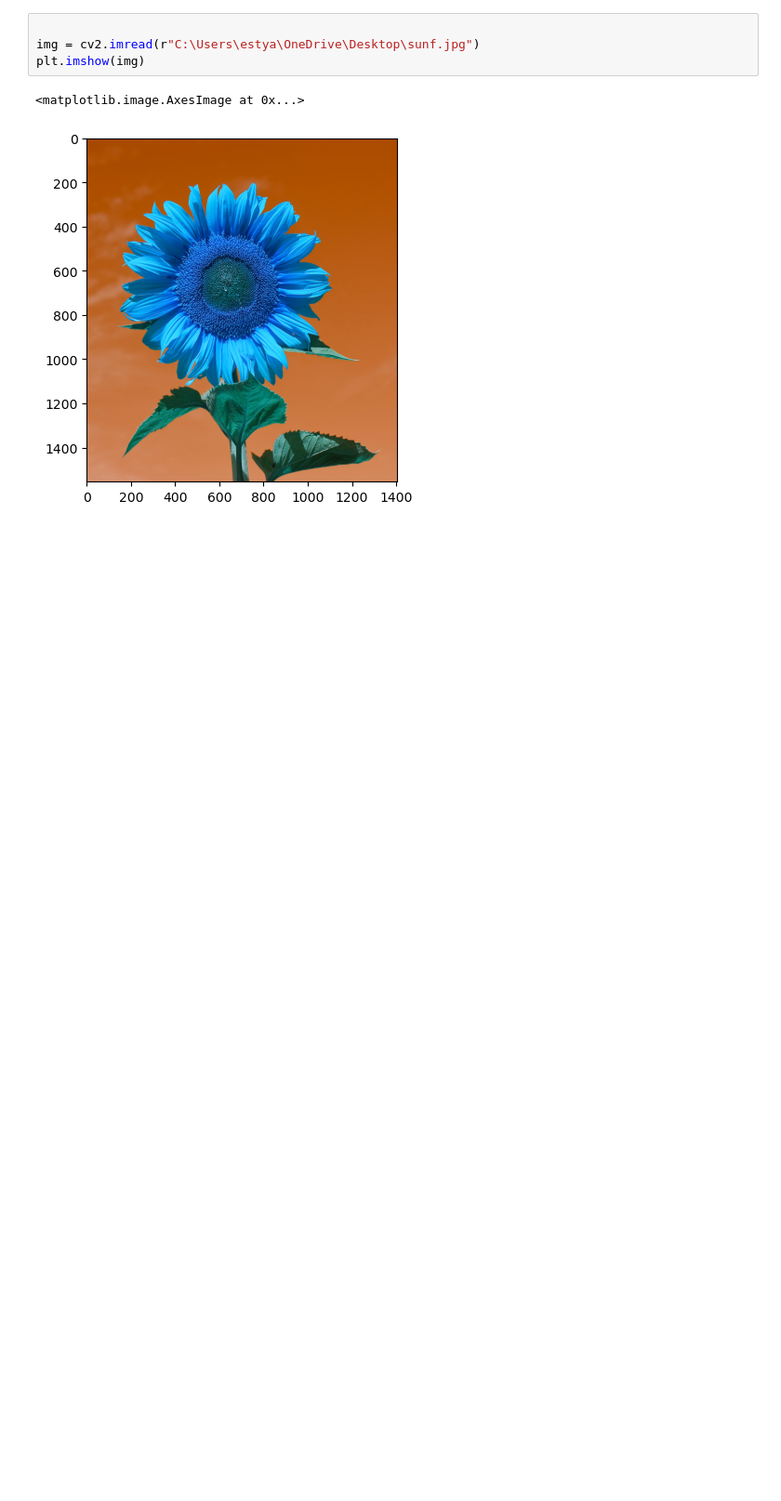
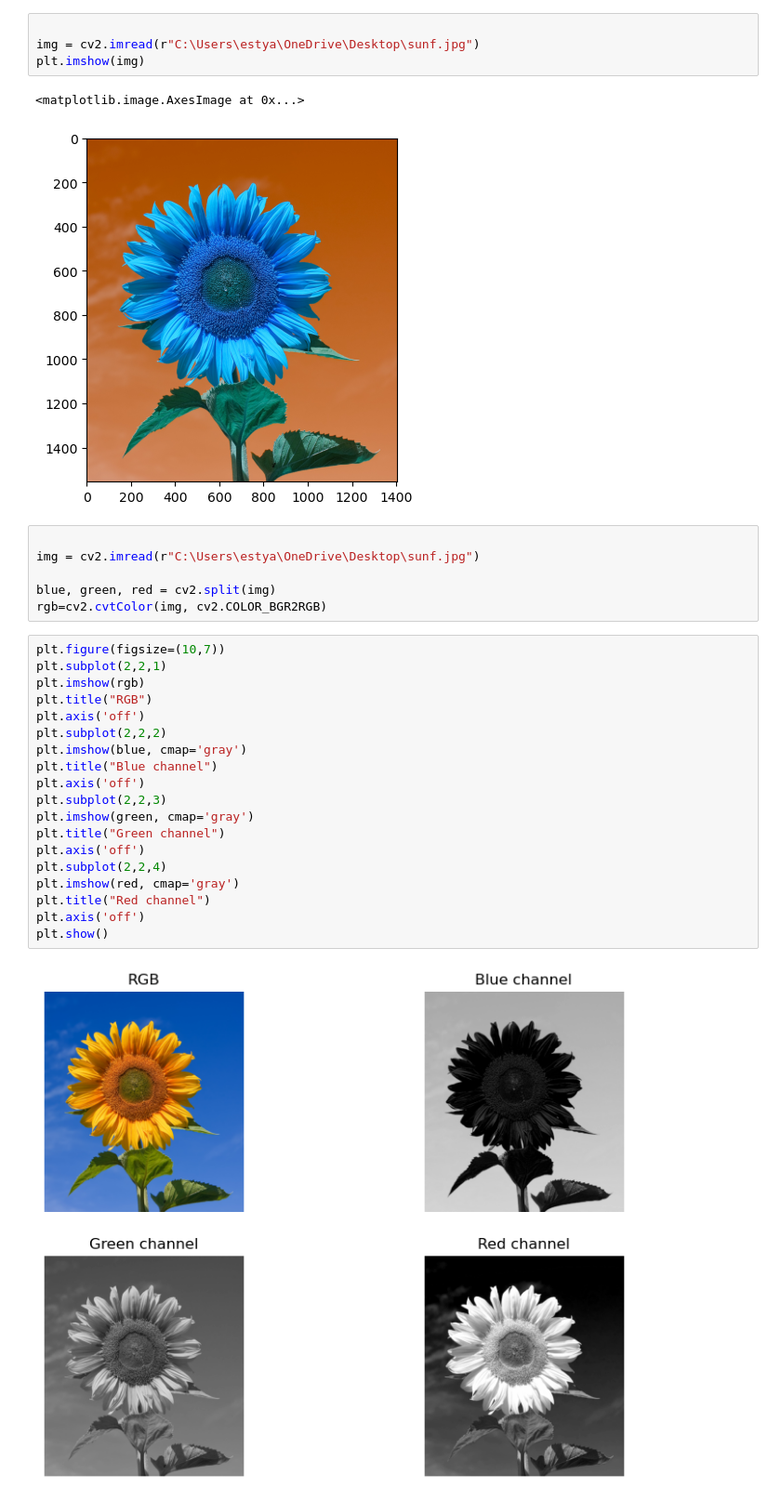
Before and after one commit to moyen-ahmed/Deep-learning, a Jupyter notebook: laodimage.ipynb, the cells around one changed output. Shown at 93% size. Drawn from its saved outputs; the diff is of its cells as text; blank space fills up the shorter version.

```diff
--- a/laodimage.ipynb
+++ b/laodimage.ipynb
@@ -154,3 +154,30 @@ plt.imshow(img)
 # %% [output]
 <matplotlib.image.AxesImage at 0x...>
 [figure]
+# %%
+
+img = cv2.imread(r"C:\Users\estya\OneDrive\Desktop\sunf.jpg")
+
+blue, green, red = cv2.split(img)
+rgb=cv2.cvtColor(img, cv2.COLOR_BGR2RGB)
+# %%
+plt.figure(figsize=(10,7))
+plt.subplot(2,2,1)
+plt.imshow(rgb)
+plt.title("RGB")
+plt.axis('off')
+plt.subplot(2,2,2)
+plt.imshow(blue, cmap='gray')
+plt.title("Blue channel")
+plt.axis('off')
+plt.subplot(2,2,3)
+plt.imshow(green, cmap='gray')
+plt.title("Green channel")
+plt.axis('off')
+plt.subplot(2,2,4)
+plt.imshow(red, cmap='gray')
+plt.title("Red channel")
+plt.axis('off')
+plt.show()
+# %% [output]
+[figure, added]
```
Also changed, not shown: parts of 2 cells of this notebook.
